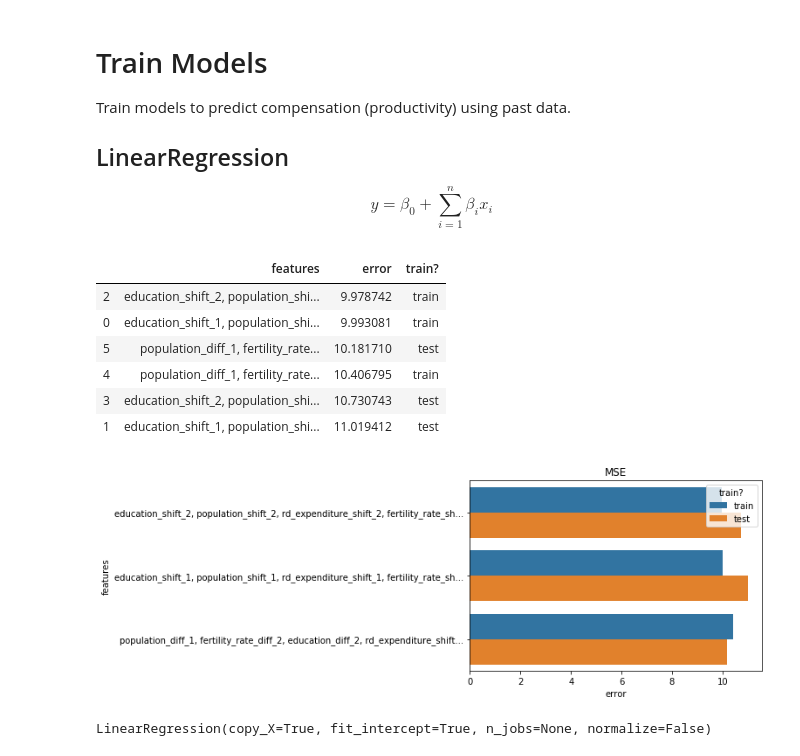
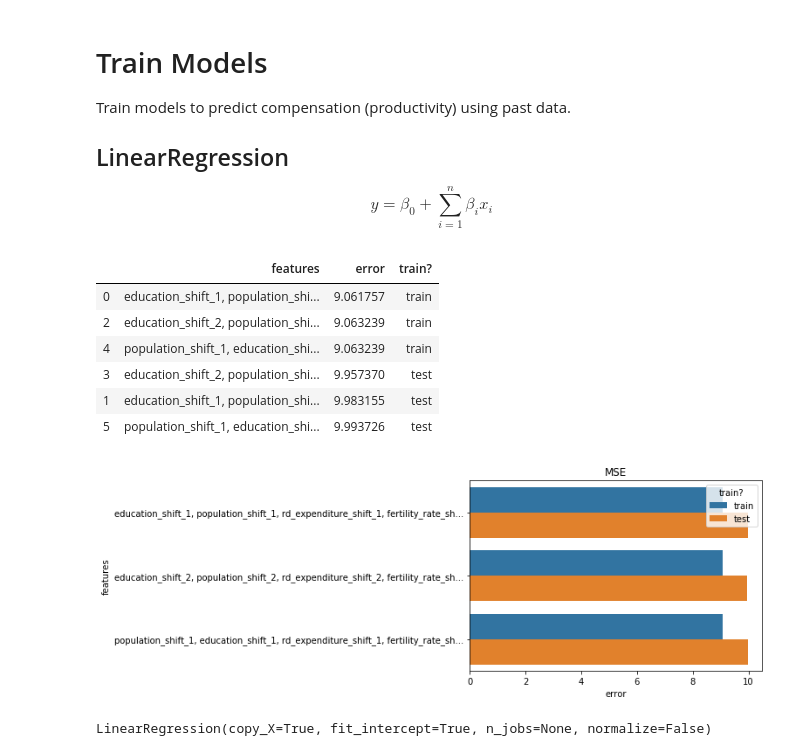
Before and after one commit to ADS-Group-15/eu-productivity-modeling, a Jupyter notebook: notebooks/models.ipynb, the cells around one changed output. Drawn from its saved outputs; the diff is of its cells as text; code cells hidden in the pictures.

```diff
--- a/notebooks/models.ipynb
+++ b/notebooks/models.ipynb
@@ -45,7 +45,7 @@ There are several ways to capture trends.
 - Take the mean of n years
 - ...
 # %%
-features = ['education', 'population', 'rd_expenditure', 'fertility_rate']
+features = ['education', 'population', 'rd_expenditure', 'fertility_rate', 'education_funding']
 shift_range = [1, 2]
 
 def add_trends(df):
@@ -186,6 +192,8 @@ features = [
         'rd_expenditure_shift_1_mean_diff',
         'fertility_rate_shift_1',
         'fertility_rate_shift_1_mean_diff',
+        'education_funding_shift_1',
+        'education_funding_shift_1_mean_diff',
     ],
     [
         'education_shift_2',
@@ -194,8 +202,10 @@ features = [
         'population_shift_2_mean_diff',
         'rd_expenditure_shift_2',
         'rd_expenditure_shift_2_mean_diff',
-        'fertility_rate_shift_1',
-        'fertility_rate_shift_1_mean_diff',
+        'fertility_rate_shift_2',
+        'fertility_rate_shift_2_mean_diff',
+        'education_funding_shift_2',
+        'education_funding_shift_2_mean_diff',
     ],
 ]
 
@@ -203,7 +213,7 @@ for fs in features:
     corr = train_df[
         ['per_hour_worked', 'per_employee'] + fs
     ].corr()
-    plt.figure(figsize=(10,4))
+    plt.figure(figsize=(12,4))
     sns.heatmap(corr, annot=True, linewidths=0.2)
     plt.show()
 # %% [output]
@@ -246,41 +256,41 @@ def fit(features):
     test_error = np.sqrt(mean_squared_error(y_test, model.predict(x_test)))
     return train_error, test_error
 
 features = [
-    ['education_shift_1', 'population_shift_1', 'rd_expenditure_shift_1', 'fertility_rate_shift_1'],
-    ['education_shift_2', 'population_shift_2', 'rd_expenditure_shift_2', 'fertility_rate_shift_2'],
-    ['population_diff_1', 'fertility_rate_diff_2', 'education_diff_2', 'rd_expenditure_shift_2',]
+    ['education_shift_1', 'population_shift_1', 'rd_expenditure_shift_1', 'fertility_rate_shift_1', 'education_funding_shift_1'],
+    ['education_shift_2', 'population_shift_2', 'rd_expenditure_shift_2', 'fertility_rate_shift_2', 'education_funding_shift_2'],
+    ['population_shift_1', 'education_shift_1', 'rd_expenditure_shift_1', 'fertility_rate_shift_1', 'education_funding_shift_2'],
 ]
 
 rows = []
 for fs in features:
     train_error, test_error = fit(fs)
     feature_name = ', '.join(fs)
     if len(feature_name) > 80:
         feature_name = feature_name[:80] + '...'
     rows.append({
         'features': feature_name,
         'error': train_error,
         'train?': 'train'
     })
     rows.append({
         'features': feature_name,
         'error': test_error,
         'train?': 'test'
     })
 
 result = pd.DataFrame(rows).sort_values(by='error')
 display(result)
 
 sns.barplot(data=result, x='error', y='features', hue='train?').set_title('MSE')
 plt.show()
 # %% [output]
 |  | features | error | train? |
-| 2 | education_shift_2, population_shi... | 9.978742 | train |
-| 0 | education_shift_1, population_shi... | 9.993081 | train |
-| 5 | population_diff_1, fertility_rate... | 10.181710 | test |
-| 4 | population_diff_1, fertility_rate... | 10.406795 | train |
-| 3 | education_shift_2, population_shi... | 10.730743 | test |
-| 1 | education_shift_1, population_shi... | 11.019412 | test |
+| 0 | education_shift_1, population_shi... | 9.061757 | train |
+| 2 | education_shift_2, population_shi... | 9.063239 | train |
+| 4 | population_shift_1, education_shi... | 9.063239 | train |
+| 3 | education_shift_2, population_shi... | 9.957370 | test |
+| 1 | education_shift_1, population_shi... | 9.983155 | test |
+| 5 | population_shift_1, education_shi... | 9.993726 | test |
-[figure, old version]
+[figure, new version]
 # %%
```
Also changed, not shown: parts of 14 cells of this notebook, 6 other files.
